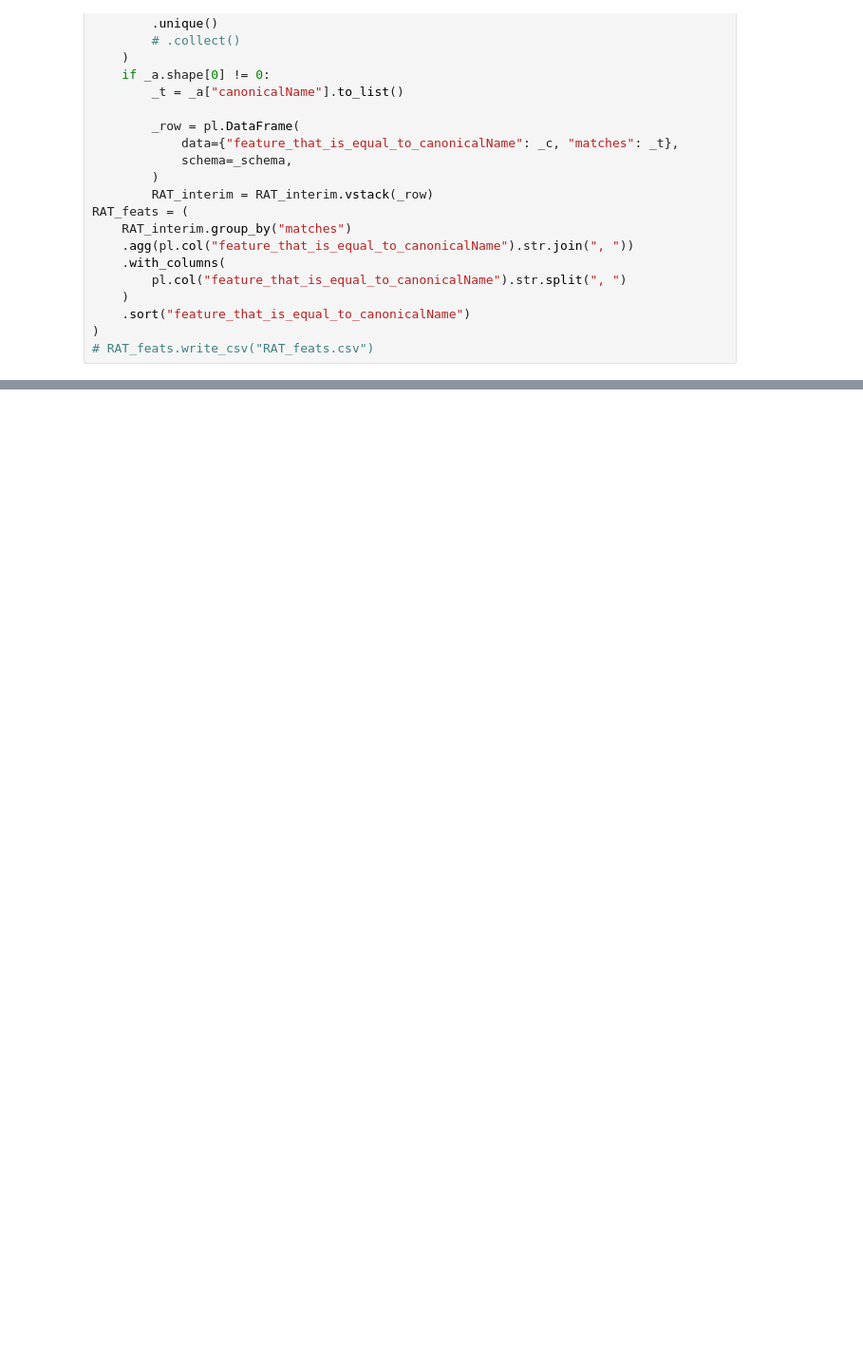
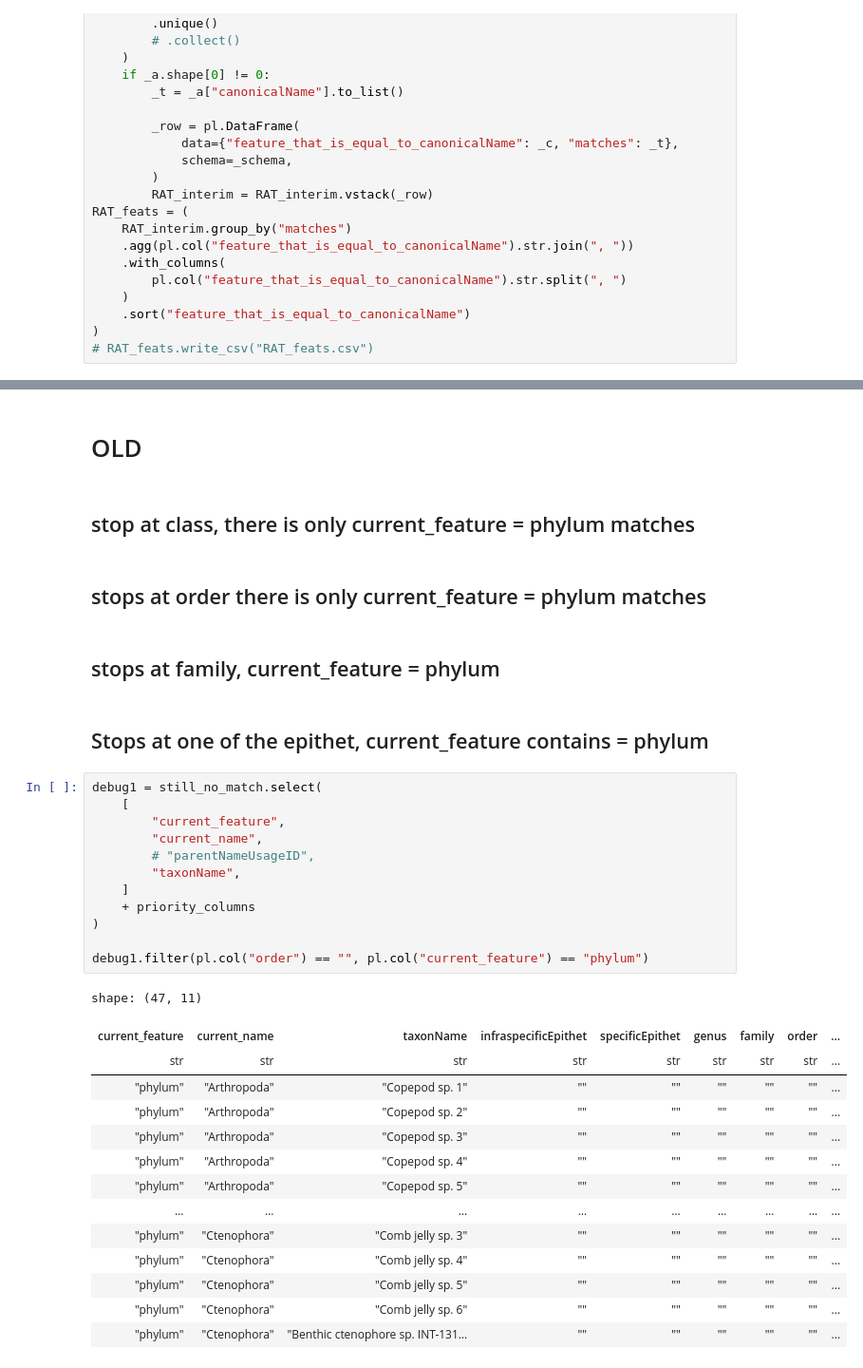
Before and after one commit to roberthobblebottom/lkcnhm_data_wrangling, a Jupyter notebook: __marimo__/more R translation.ipynb, the cells around one changed output, grey strips where cells are left out. Shown: that part at 95% size. Cells and saved outputs as stored; diff of their text form; blank space fills up the shorter version.

```diff
--- a/__marimo__/more R translation.ipynb
+++ b/__marimo__/more R translation.ipynb
@@ -470,0 +814,37 @@ shape: (0, 8)
+# %% [markdown]
+# OLD
+# %% [markdown]
+## stop at class, there is only current_feature = phylum matches
+# %% [markdown]
+## stops at order there is only current_feature = phylum matches
+# %% [markdown]
+## stops at family, current_feature = phylum
+# %% [markdown]
+## Stops at one of the epithet, current_feature contains = phylum
+# %%
+debug1 = still_no_match.select(
+    [
+        "current_feature",
+        "current_name",
+        # "parentNameUsageID",
+        "taxonName",
+    ]
+    + priority_columns
+)
+
+debug1.filter(pl.col("order") == "", pl.col("current_feature") == "phylum")
+# %% [output]
+shape: (47, 11)
+| current_feature | current_name | taxonName | infraspecificEpithet | specificEpithet | genus | family | order | ... |
+| str | str | str | str | str | str | str | str | ... |
+| "phylum" | "Arthropoda" | "Copepod sp. 1" | "" | "" | "" | "" | "" | ... |
+| "phylum" | "Arthropoda" | "Copepod sp. 2" | "" | "" | "" | "" | "" | ... |
+| "phylum" | "Arthropoda" | "Copepod sp. 3" | "" | "" | "" | "" | "" | ... |
+| "phylum" | "Arthropoda" | "Copepod sp. 4" | "" | "" | "" | "" | "" | ... |
+| "phylum" | "Arthropoda" | "Copepod sp. 5" | "" | "" | "" | "" | "" | ... |
+| … | … | … | … | … | … | … | … | ... |
+| "phylum" | "Ctenophora" | "Comb jelly sp. 3" | "" | "" | "" | "" | "" | ... |
+| "phylum" | "Ctenophora" | "Comb jelly sp. 4" | "" | "" | "" | "" | "" | ... |
+| "phylum" | "Ctenophora" | "Comb jelly sp. 5" | "" | "" | "" | "" | "" | ... |
+| "phylum" | "Ctenophora" | "Comb jelly sp. 6" | "" | "" | "" | "" | "" | ... |
+| "phylum" | "Ctenophora" | "Benthic ctenophore sp. INT-131… | "" | "" | "" | "" | "" | ... |
```
Also changed, not shown: parts of 56 cells of this notebook, 2 other files.
